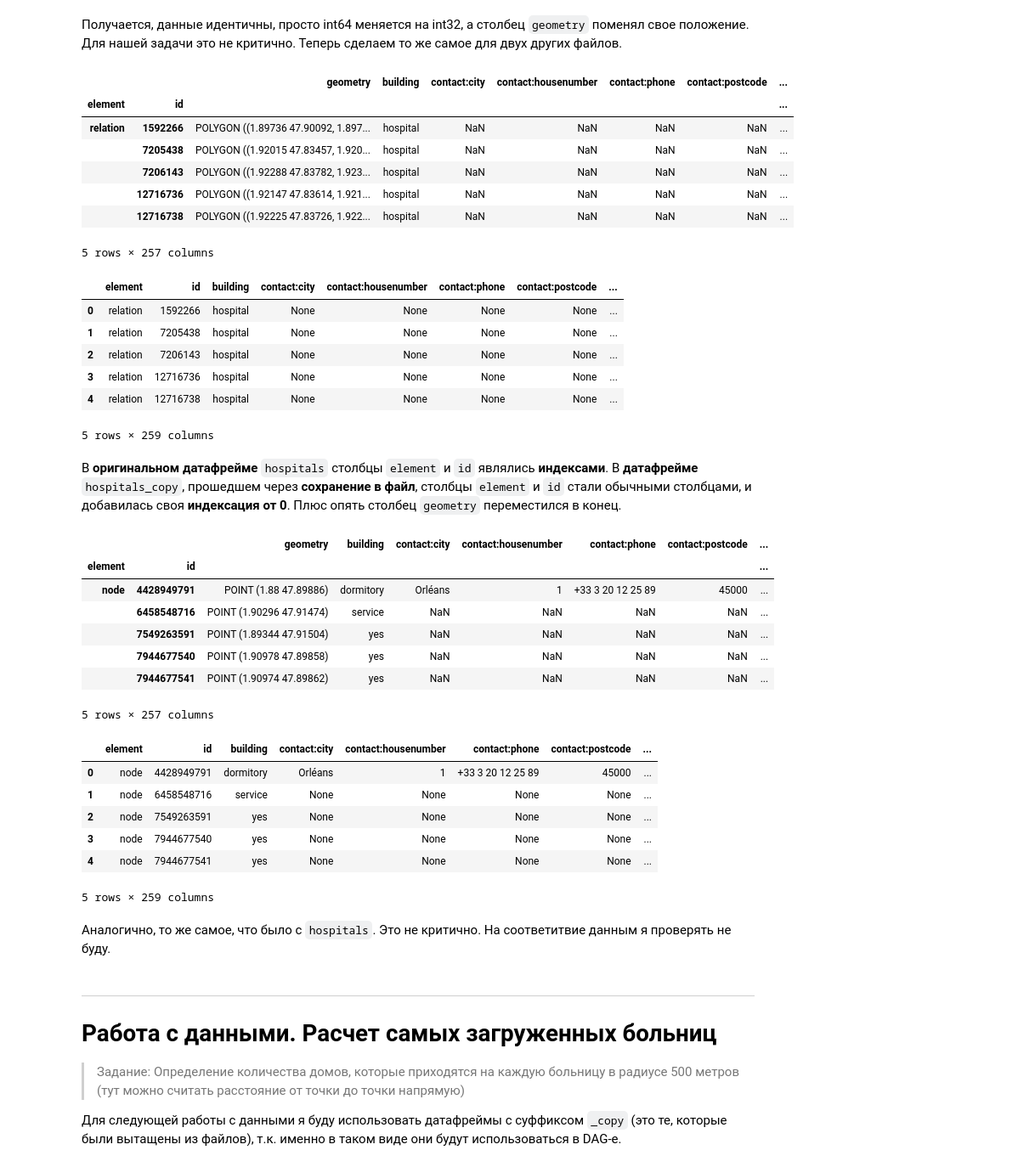
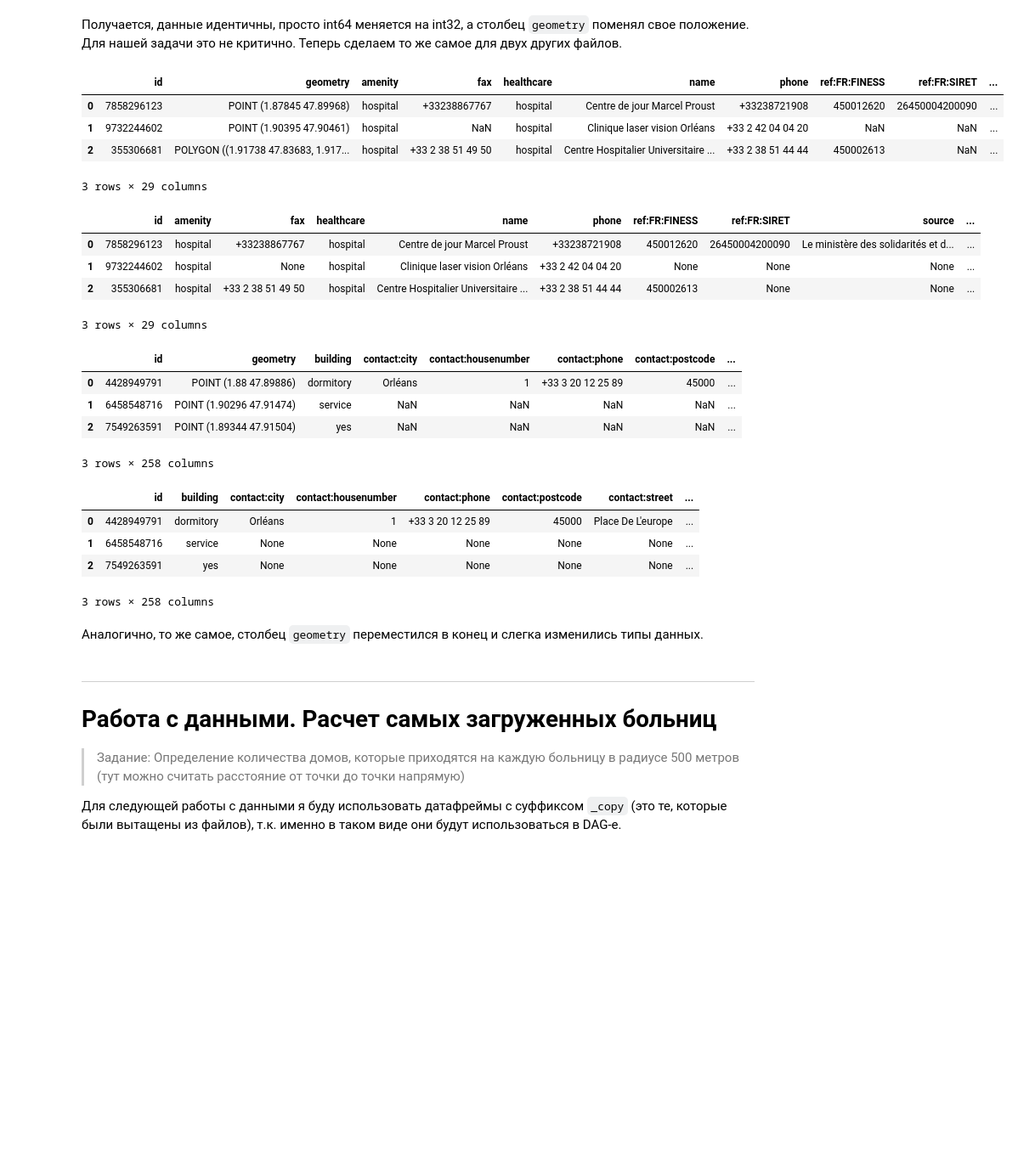
Before and after one commit to VenerinnaWolf/learning-airflow, a Jupyter notebook: dags/second/second.ipynb, the cells around one changed output. Shown at 85% size. Drawn from its saved outputs; the diff is of its cells as text; code cells hidden in the pictures; blank space fills up the shorter version.

```diff
--- a/dags/second/second.ipynb
+++ b/dags/second/second.ipynb
@@ -84,0 +86,4 @@ display(hospitals.describe())
+# %%
+hospitals1 = ox.features_from_place(city, tags = {'amenity': 'hospital'})
+display(hospitals1.head(3))
+display(hospitals1.describe())
@@ -84,0 +105,7 @@ display(hospitals.describe())
+# %%
+buildings_gdf = buildings_gdf.reset_index(level='element', drop=True)
+buildings_gdf = buildings_gdf.reset_index(level='id')
+hospitals = hospitals.reset_index(level='element', drop=True)
+hospitals = hospitals.reset_index(level='id')
+hospitals1 = hospitals1.reset_index(level='element', drop=True)
+hospitals1 = hospitals1.reset_index(level='id')
@@ -137,49 +223,35 @@ True
 # %% [markdown]
 Получается, данные идентичны, просто int64 меняется на int32, а столбец `geometry` поменял свое положение. Для нашей задачи это не критично. Теперь сделаем то же самое для двух других файлов.
 # %%
-hospitals_copy = gpd.read_file(os.path.join(OUTPUT_PATH, 'hospitals.geojson'))
-display(hospitals.head())
-display(hospitals_copy.head())
+display(hospitals1.head(3))
+display(hospitals_copy.head(3))
 # %% [output]
-|  |  | geometry | building | contact:city | contact:housenumber | contact:phone | contact:postcode | ... |
-| element | id |  |  |  |  |  |  | ... |
-| relation | 1592266 | POLYGON ((1.89736 47.90092, 1.897... | hospital | NaN | NaN | NaN | NaN | ... |
-|  | 7205438 | POLYGON ((1.92015 47.83457, 1.920... | hospital | NaN | NaN | NaN | NaN | ... |
-|  | 7206143 | POLYGON ((1.92288 47.83782, 1.923... | hospital | NaN | NaN | NaN | NaN | ... |
-|  | 12716736 | POLYGON ((1.92147 47.83614, 1.921... | hospital | NaN | NaN | NaN | NaN | ... |
-|  | 12716738 | POLYGON ((1.92225 47.83726, 1.922... | hospital | NaN | NaN | NaN | NaN | ... |
+|  | id | geometry | amenity | fax | healthcare | name | phone | ref:FR:FINESS | ref:FR:SIRET | ... |
+| 0 | 7858296123 | POINT (1.87845 47.89968) | hospital | +33238867767 | hospital | Centre de jour Marcel Proust | +33238721908 | 450012620 | 26450004200090 | ... |
+| 1 | 9732244602 | POINT (1.90395 47.90461) | hospital | NaN | hospital | Clinique laser vision Orléans | +33 2 42 04 04 20 | NaN | NaN | ... |
+| 2 | 355306681 | POLYGON ((1.91738 47.83683, 1.917... | hospital | +33 2 38 51 49 50 | hospital | Centre Hospitalier Universitaire ... | +33 2 38 51 44 44 | 450002613 | NaN | ... |
-5 rows × 257 columns
+3 rows × 29 columns
-|  | element | id | building | contact:city | contact:housenumber | contact:phone | contact:postcode | ... |
-| 0 | relation | 1592266 | hospital | None | None | None | None | ... |
-| 1 | relation | 7205438 | hospital | None | None | None | None | ... |
-| 2 | relation | 7206143 | hospital | None | None | None | None | ... |
-| 3 | relation | 12716736 | hospital | None | None | None | None | ... |
-| 4 | relation | 12716738 | hospital | None | None | None | None | ... |
+|  | id | amenity | fax | healthcare | name | phone | ref:FR:FINESS | ref:FR:SIRET | source | ... |
+| 0 | 7858296123 | hospital | +33238867767 | hospital | Centre de jour Marcel Proust | +33238721908 | 450012620 | 26450004200090 | Le ministère des solidarités et d... | ... |
+| 1 | 9732244602 | hospital | None | hospital | Clinique laser vision Orléans | +33 2 42 04 04 20 | None | None | None | ... |
+| 2 | 355306681 | hospital | +33 2 38 51 49 50 | hospital | Centre Hospitalier Universitaire ... | +33 2 38 51 44 44 | 450002613 | None | None | ... |
-5 rows × 259 columns
+3 rows × 29 columns
-# %% [markdown]
-В **оригинальном датафрейме** `hospitals` столбцы `element` и `id` являлись **индексами**. В **датафрейме** `hospitals_copy`, прошедшем через **сохранение в файл**, столбцы `element` и `id` стали обычными столбцами, и добавилась своя **индексация от 0**. Плюс опять столбец `geometry` переместился в конец.
 # %%
-buildings_gdf_copy = gpd.read_file(os.path.join(OUTPUT_PATH, 'buildings.geojson'))
-display(buildings_gdf.head())
-display(buildings_gdf_copy.head())
+display(buildings_gdf.head(3))
+display(buildings_gdf_copy.head(3))
 # %% [output]
-|  |  | geometry | building | contact:city | contact:housenumber | contact:phone | contact:postcode | ... |
-| element | id |  |  |  |  |  |  | ... |
-| node | 4428949791 | POINT (1.88 47.89886) | dormitory | Orléans | 1 | +33 3 20 12 25 89 | 45000 | ... |
-|  | 6458548716 | POINT (1.90296 47.91474) | service | NaN | NaN | NaN | NaN | ... |
-|  | 7549263591 | POINT (1.89344 47.91504) | yes | NaN | NaN | NaN | NaN | ... |
-|  | 7944677540 | POINT (1.90978 47.89858) | yes | NaN | NaN | NaN | NaN | ... |
-|  | 7944677541 | POINT (1.90974 47.89862) | yes | NaN | NaN | NaN | NaN | ... |
+|  | id | geometry | building | contact:city | contact:housenumber | contact:phone | contact:postcode | ... |
+| 0 | 4428949791 | POINT (1.88 47.89886) | dormitory | Orléans | 1 | +33 3 20 12 25 89 | 45000 | ... |
+| 1 | 6458548716 | POINT (1.90296 47.91474) | service | NaN | NaN | NaN | NaN | ... |
+| 2 | 7549263591 | POINT (1.89344 47.91504) | yes | NaN | NaN | NaN | NaN | ... |
-5 rows × 257 columns
+3 rows × 258 columns
-|  | element | id | building | contact:city | contact:housenumber | contact:phone | contact:postcode | ... |
-| 0 | node | 4428949791 | dormitory | Orléans | 1 | +33 3 20 12 25 89 | 45000 | ... |
-| 1 | node | 6458548716 | service | None | None | None | None | ... |
-| 2 | node | 7549263591 | yes | None | None | None | None | ... |
-| 3 | node | 7944677540 | yes | None | None | None | None | ... |
-| 4 | node | 7944677541 | yes | None | None | None | None | ... |
+|  | id | building | contact:city | contact:housenumber | contact:phone | contact:postcode | contact:street | ... |
+| 0 | 4428949791 | dormitory | Orléans | 1 | +33 3 20 12 25 89 | 45000 | Place De L'europe | ... |
+| 1 | 6458548716 | service | None | None | None | None | None | ... |
+| 2 | 7549263591 | yes | None | None | None | None | None | ... |
-5 rows × 259 columns
+3 rows × 258 columns
 # %% [markdown]
-Аналогично, то же самое, что было с `hospitals`. Это не критично. На соответитвие данным я проверять не буду.
+Аналогично, то же самое, столбец `geometry` переместился в конец и слегка изменились типы данных.
 # %% [markdown]
 ____
 # Работа с данными. Расчет самых загруженных больниц
```
Also changed, not shown: parts of 41 cells of this notebook, 4 other files.
